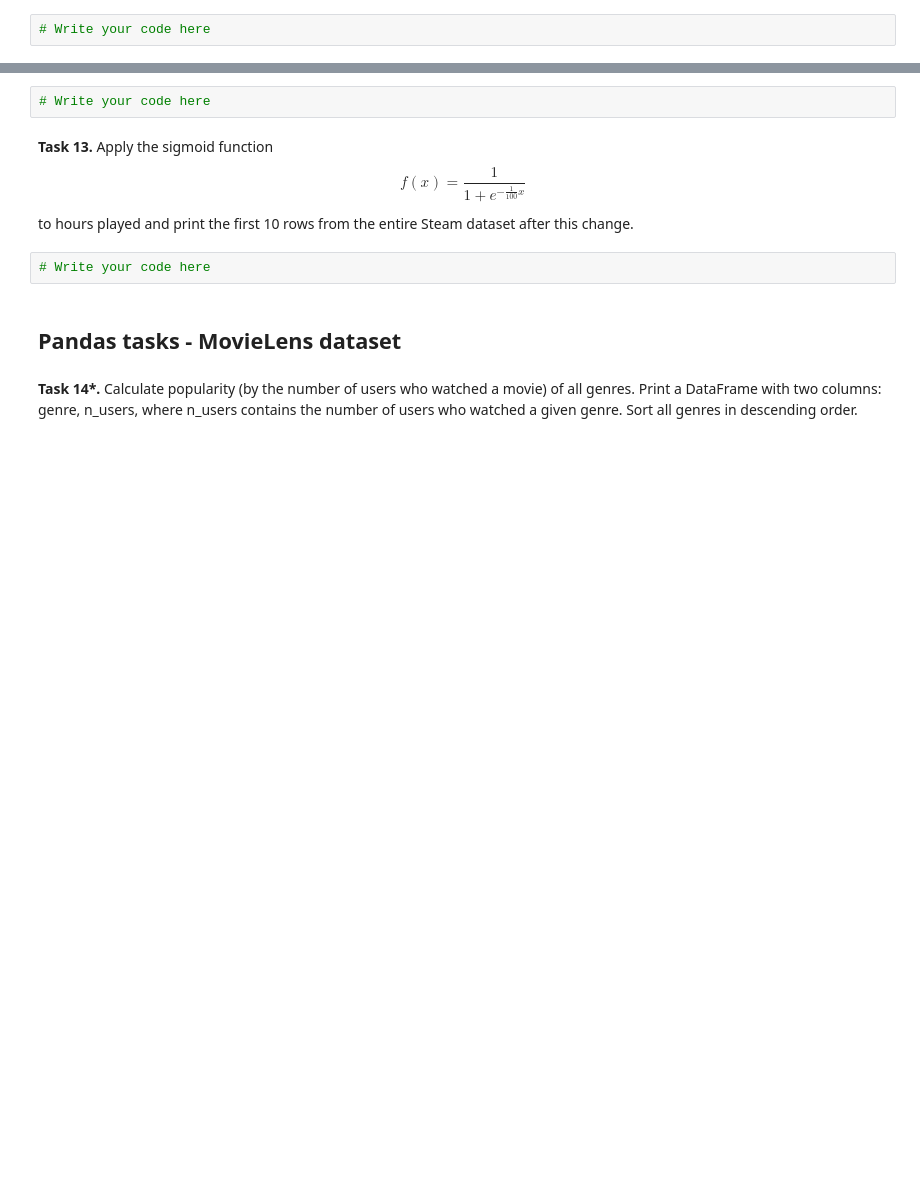
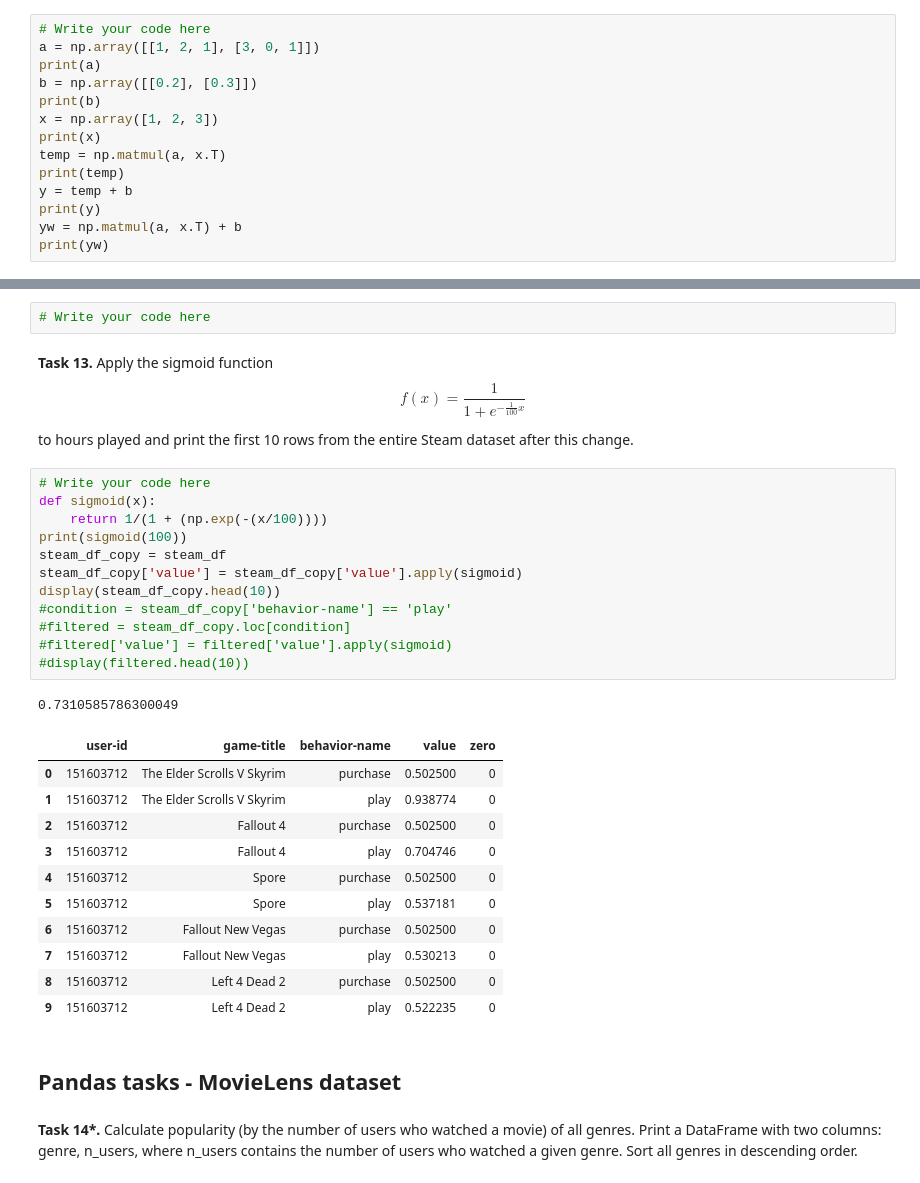
Before and after one commit to s426818/recommender-systems-class, a Jupyter notebook: class_02_numpy_pandas.ipynb, the cells around one changed output, grey strips where cells are left out. Drawn from its saved outputs; the diff is of its cells as text; blank space fills up the shorter version.

```diff
--- a/class_02_numpy_pandas.ipynb
+++ b/class_02_numpy_pandas.ipynb
@@ -48,3 +99,15 @@ $x = [1, 2, 3]^T$<br/>
 and print the result. Use only vector and matrix operations.
 # %%
 # Write your code here
+a = np.array([[1, 2, 1], [3, 0, 1]])
+print(a)
+b = np.array([[0.2], [0.3]])
+print(b)
+x = np.array([1, 2, 3])
+print(x)
+temp = np.matmul(a, x.T)
+print(temp)
+y = temp + b
+print(y)
+yw = np.matmul(a, x.T) + b
+print(yw)
@@ -107,6 +393,29 @@ $$f(x) = \frac{1}{1 + e^{-\frac{1}{100}x}}$$
 to hours played and print the first 10 rows from the entire Steam dataset after this change.
 # %%
 # Write your code here
+def sigmoid(x):
+    return 1/(1 + (np.exp(-(x/100))))
+print(sigmoid(100))
+steam_df_copy = steam_df
+steam_df_copy['value'] = steam_df_copy['value'].apply(sigmoid)
+display(steam_df_copy.head(10))
+#condition = steam_df_copy['behavior-name'] == 'play'
+#filtered = steam_df_copy.loc[condition]
+#filtered['value'] = filtered['value'].apply(sigmoid)
+#display(filtered.head(10))
+# %% [output]
+0.7310585786300049
+|  | user-id | game-title | behavior-name | value | zero |
+| 0 | 151603712 | The Elder Scrolls V Skyrim | purchase | 0.502500 | 0 |
+| 1 | 151603712 | The Elder Scrolls V Skyrim | play | 0.938774 | 0 |
+| 2 | 151603712 | Fallout 4 | purchase | 0.502500 | 0 |
+| 3 | 151603712 | Fallout 4 | play | 0.704746 | 0 |
+| 4 | 151603712 | Spore | purchase | 0.502500 | 0 |
+| 5 | 151603712 | Spore | play | 0.537181 | 0 |
+| 6 | 151603712 | Fallout New Vegas | purchase | 0.502500 | 0 |
+| 7 | 151603712 | Fallout New Vegas | play | 0.530213 | 0 |
+| 8 | 151603712 | Left 4 Dead 2 | purchase | 0.502500 | 0 |
+| 9 | 151603712 | Left 4 Dead 2 | play | 0.522235 | 0 |
 # %% [markdown]
 ## Pandas tasks - MovieLens dataset
 # %% [markdown]
```
Also changed, not shown: parts of 14 cells of this notebook.
